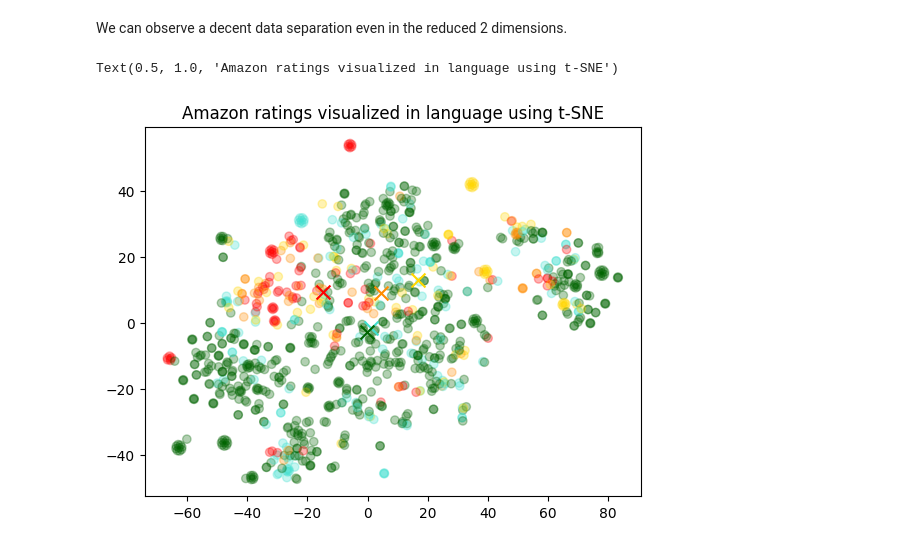
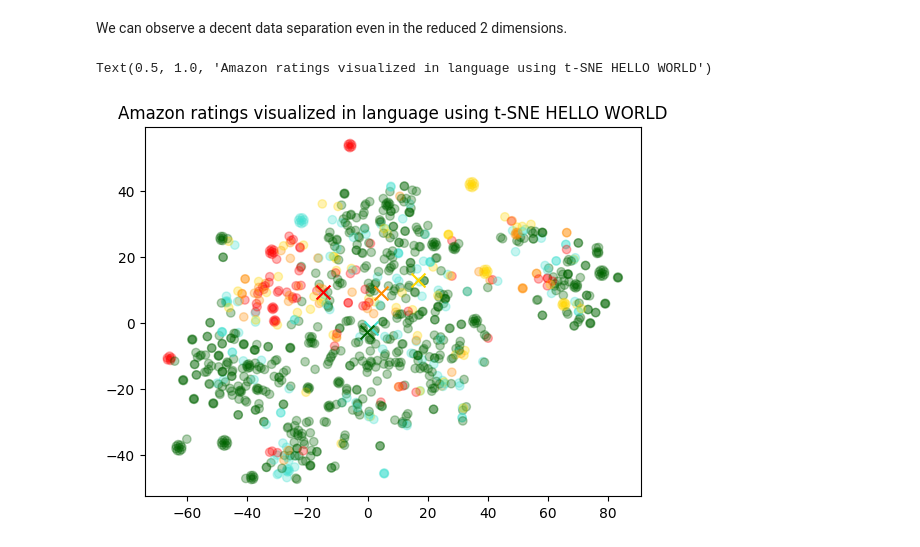
Before and after one commit to FriedrichMuelle/learn-openai-cookbook, a Jupyter notebook: examples/Visualizing_embeddings_in_2D.ipynb, the cells around one changed output. Saved outputs shown, nothing was run; the diff lists cells and outputs as text; code cells hidden in the pictures.

```diff
--- a/examples/Visualizing_embeddings_in_2D.ipynb
+++ b/examples/Visualizing_embeddings_in_2D.ipynb
@@ -54,22 +54,22 @@ We can observe a decent data separation even in the reduced 2 dimensions.
 # %%
 import matplotlib.pyplot as plt
 import matplotlib
 import numpy as np
 
 colors = ["red", "darkorange", "gold", "turquoise", "darkgreen"]
 x = [x for x,y in vis_dims]
 y = [y for x,y in vis_dims]
 color_indices = df.Score.values - 1
 
 colormap = matplotlib.colors.ListedColormap(colors)
 plt.scatter(x, y, c=color_indices, cmap=colormap, alpha=0.3)
 for score in [0,1,2,3,4]:
     avg_x = np.array(x)[df.Score-1==score].mean()
     avg_y = np.array(y)[df.Score-1==score].mean()
     color = colors[score]
     plt.scatter(avg_x, avg_y, marker='x', color=color, s=100)
 
-plt.title("Amazon ratings visualized in language using t-SNE")
+plt.title("Amazon ratings visualized in language using t-SNE HELLO WORLD")
 # %% [output]
-Text(0.5, 1.0, 'Amazon ratings visualized in language using t-SNE')
+Text(0.5, 1.0, 'Amazon ratings visualized in language using t-SNE HELLO WORLD')
-[figure, old version]
+[figure, new version]
```
Also changed, not shown: parts of 1 cell of this notebook.
